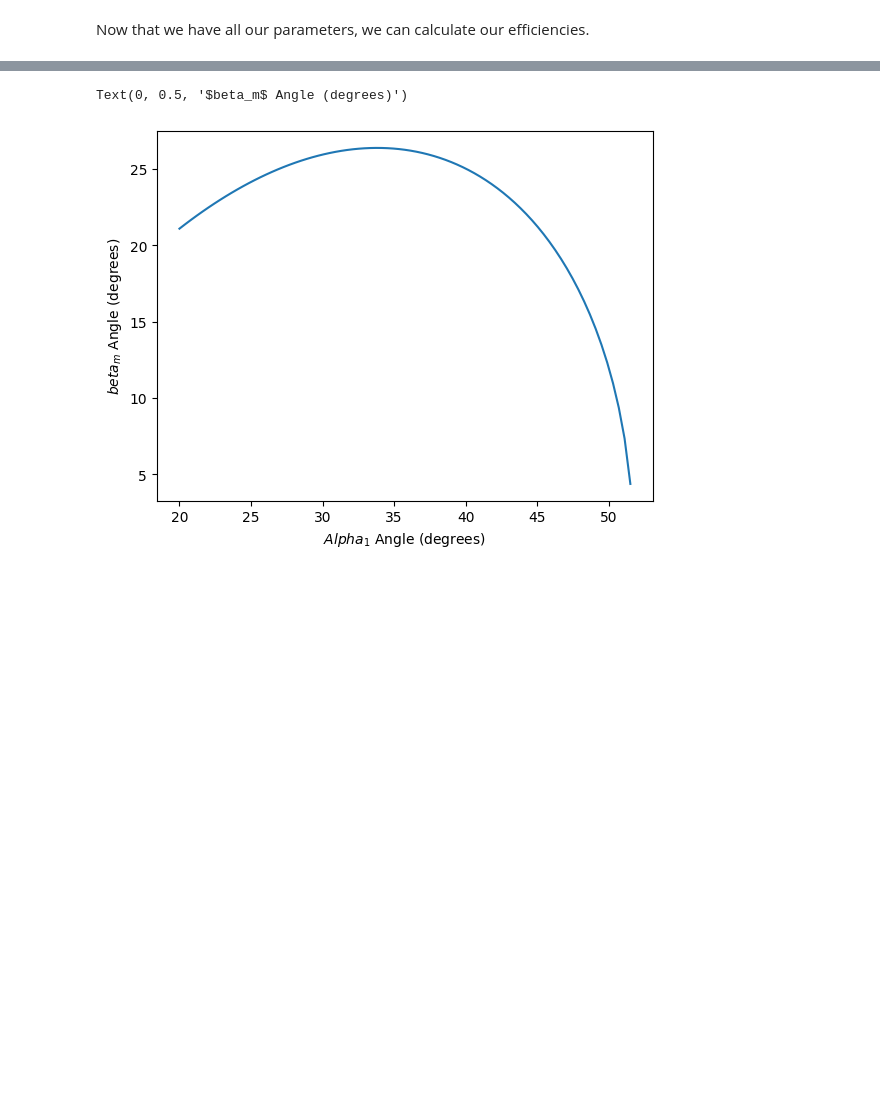
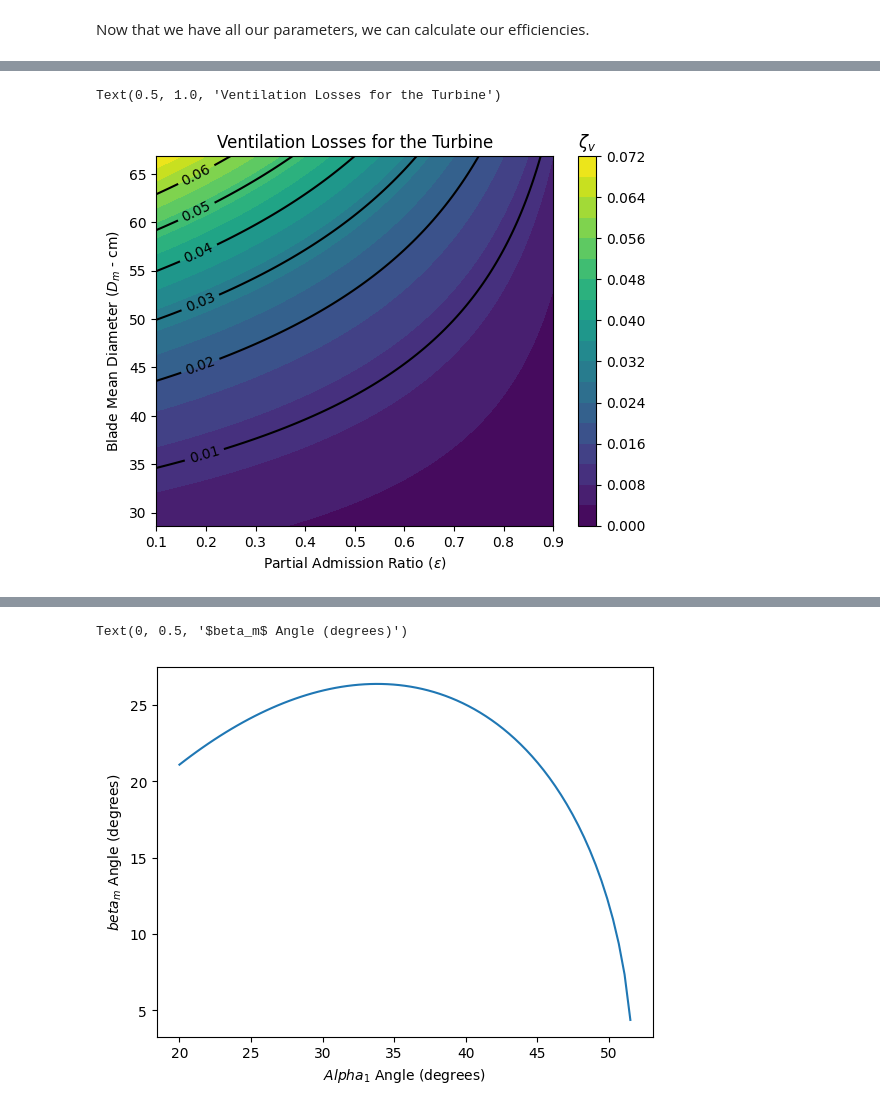
Before and after one commit to EliasAoubala/MermaidManBarnacleBoy, a Jupyter notebook: docs/turbine.ipynb, the cells around one changed output, grey strips where cells are left out. Cells and saved outputs as stored; diff of their text form; code cells hidden in the pictures; blank space fills up the shorter version.

```diff
--- a/docs/turbine.ipynb
+++ b/docs/turbine.ipynb
@@ -870,0 +933,14 @@ eta_arr = 2 * (U/C_o) * (phi*np.sin(alpha_arr) - (U/C_o))*(1 + psi)
+# %%
+epsilon = np.linspace(0.1,0.9, i)
+
+epsilon , U_2 = np.meshgrid(epsilon, U_org)
+
+omega = N *(2*np.pi)/60
+
+r_2 = U_2/omega
+
+D_m2 = r_2*2
+
+zeta_v_arr = (8.325)*( (1- epsilon) * (U_2)**3)/(np.pi * C_o**3)
+
+print(zeta_v_arr)
@@ -870,0 +955,15 @@ eta_arr = 2 * (U/C_o) * (phi*np.sin(alpha_arr) - (U/C_o))*(1 + psi)
+# %%
+fig, ax = plt.subplots()
+
+plt.contourf(epsilon, D_m2*1e2, zeta_v_arr, 20 )
+clb = plt.colorbar()
+clb.ax.set_title(r'$\zeta_v$')
+CS = ax.contour(epsilon, D_m2*1e2, zeta_v_arr, [0.01, 0.02, 0.03, 0.04, 0.05, 0.06], colors="k")
+ax.clabel(CS, inline=True, fontsize=10)
+
+plt.xlabel(r"Partial Admission Ratio ($\epsilon$)")
+plt.ylabel(r"Blade Mean Diameter ($D_m$ - cm)")
+plt.title("Ventilation Losses for the Turbine")
+# %% [output]
+Text(0.5, 1.0, 'Ventilation Losses for the Turbine')
+[figure, added]
```
Also changed, not shown: parts of 16 cells of this notebook.
